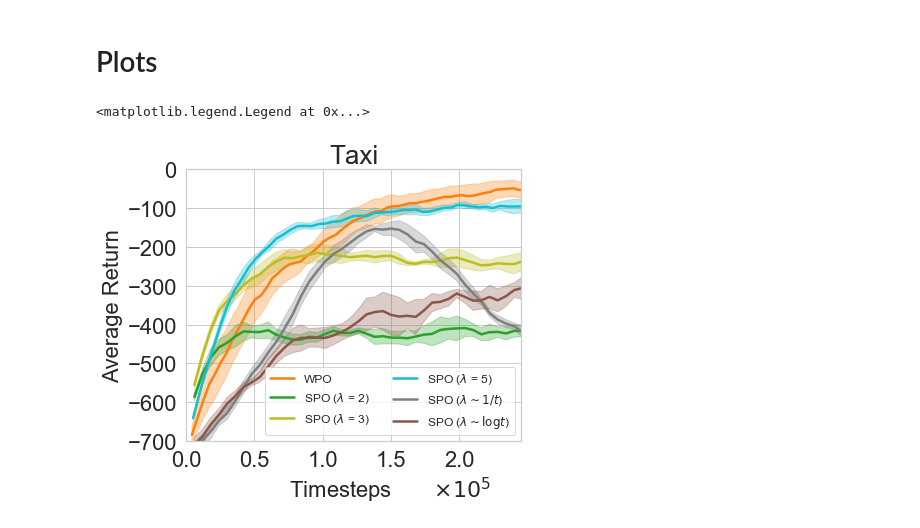
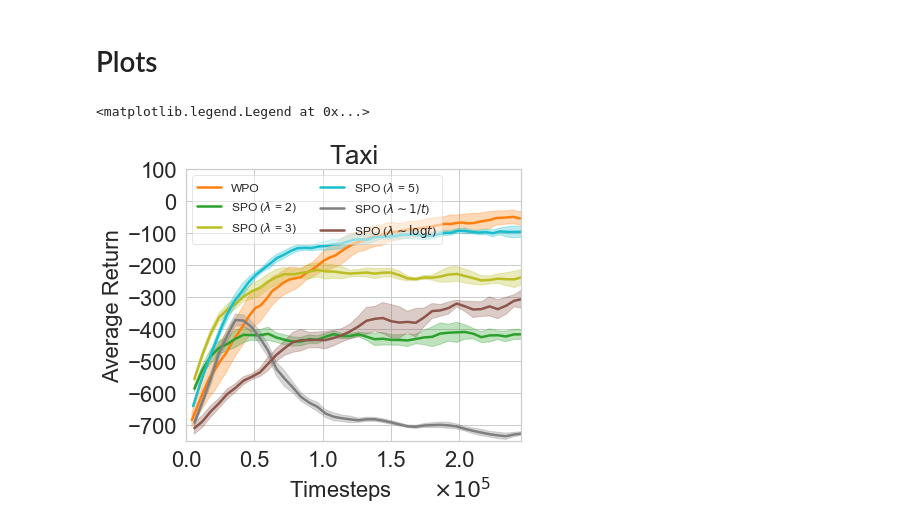
Before and after one commit to kadysongbb/efficient-wpo, a Jupyter notebook: tabular/view_training_tabular_sinkhorn (private copy).ipynb, the cells around one changed output. Drawn from its saved outputs; the diff is of its cells as text; code cells hidden in the pictures.

Commit message:
update tabular varying lambdas

```diff
--- a/tabular/view_training_tabular_sinkhorn (private copy).ipynb
+++ b/tabular/view_training_tabular_sinkhorn (private copy).ipynb
@@ -89,11 +89,9 @@ def df_plot(dfs, x, y, isTaxi, isChain, isCliff, ylim=None, xlim=None, legend_lo
         elif 'Sinkhorn5' in name:
             name = 'SPO ($\lambda$ = 5)'
         elif 'Sinkhorn1overt'in name:
-            name = 'SPO ($\lambda \sim 1/t$)'
+            name = 'SPO ($\lambda \sim  1/t$)'
         elif 'Sinkhornlogt'in name:
             name = 'SPO ($\lambda \sim \log{t}$)'
-        elif 'Sinkhorn1oversqrtt'in name:
-            name = 'SPO ($\lambda \sim 1/\sqrt{t}$)'
         x_val = df[x]
         y_val[i,:] = df[y].values.ravel()[0:min_len]
         i += 1
@@ -117,15 +115,12 @@ def df_plot(dfs, x, y, isTaxi, isChain, isCliff, ylim=None, xlim=None, legend_lo
     if name == 'SPO ($\lambda$ = 5)':
         plt.plot(x_val[0:len(moving_average[0])]*timesteps_per_eps/100000*0.85, moving_average[0], linewidth = 2.5, label=name, color = 'tab:cyan')
         plt.fill_between(x_val[0:len(moving_average[0])]*timesteps_per_eps/100000*0.85, moving_average[1], moving_average[2], alpha=0.3, color = 'tab:cyan')
-    if name == 'SPO ($\lambda \sim 1/t$)':
+    if name == 'SPO ($\lambda \sim  1/t$)':
         plt.plot(x_val[0:len(moving_average[0])]*timesteps_per_eps/100000, moving_average[0], linewidth = 2.5, label=name, color = 'tab:gray')
         plt.fill_between(x_val[0:len(moving_average[0])]*timesteps_per_eps/100000, moving_average[1], moving_average[2], alpha=0.3, color = 'tab:gray')
     if name == 'SPO ($\lambda \sim \log{t}$)':
         plt.plot(x_val[0:len(moving_average[0])]*timesteps_per_eps/100000, moving_average[0], linewidth = 2.5, label=name, color = 'tab:brown')
         plt.fill_between(x_val[0:len(moving_average[0])]*timesteps_per_eps/100000, moving_average[1], moving_average[2], alpha=0.3, color = 'tab:brown')
-    if name == 'SPO ($\lambda \sim 1/\sqrt{t}$)':
-        plt.plot(x_val[0:len(moving_average[0])]*timesteps_per_eps/100000, moving_average[0], linewidth = 2.5, label=name, color = 'tab:red')
-        plt.fill_between(x_val[0:len(moving_average[0])]*timesteps_per_eps/100000, moving_average[1], moving_average[2], alpha=0.3, color = 'tab:red')
 
     plt.xticks(fontsize=22)
     plt.xticks(fontsize=22)
@@ -163,8 +158,8 @@ if isTaxi:
                   'new_log_files/different_lambdas/Taxi-v3_DR-Sinkhorn3_Batch=60/Feb-11_06:24:15/log.csv']
     sink5_path = ['new_log_files/different_lambdas/Taxi-v3_DR-Sinkhorn5_Batch=60/Feb-11_01:14:16/log.csv',
                   'new_log_files/different_lambdas/Taxi-v3_DR-Sinkhorn5_Batch=60/Feb-11_01:10:22/log.csv']
-    sink1overt_path = ['new_log_files/different_lambdas/Taxi-v3_DR-Sinkhorn1overt_Batch=60/Nov-14_07:50:15/log.csv',
-                       'new_log_files/different_lambdas/Taxi-v3_DR-Sinkhorn1overt_Batch=60/Nov-14_07:57:40/log.csv']
+    sink1overt_path = ['new_log_files/different_lambdas/Taxi-v3_DR-Sinkhorn1overt_Batch=60/Nov-18_23:53:40/log.csv',
+                       'new_log_files/different_lambdas/Taxi-v3_DR-Sinkhorn1overt_Batch=60/Nov-19_00:04:15/log.csv']
     sinklogt_path = ['new_log_files/different_lambdas/Taxi-v3_DR-Sinkhornlogt_Batch=60/Nov-14_19:44:36/log.csv',
                      'new_log_files/different_lambdas/Taxi-v3_DR-Sinkhornlogt_Batch=60/Nov-14_19:54:48/log.csv']
 
@@ -293,29 +288,29 @@ def find_baseline_moving_avg(file_list, window_size):
 # %%
 if isTaxi:
     xlim = 2.45
-    ylim = -700
-    df_plot(wass_data, '_Episode', ['_AvgRewardSum'], isTaxi, isChain, isCliff, [ylim,0], [0,xlim])
-    df_plot(sink2_data, '_Episode', ['_AvgRewardSum'], isTaxi, isChain, isCliff, [ylim,0], [0,xlim])
-    df_plot(sink3_data, '_Episode', ['_AvgRewardSum'], isTaxi, isChain, isCliff, [ylim,0], [0,xlim])
-    df_plot(sink5_data, '_Episode', ['_AvgRewardSum'], isTaxi, isChain, isCliff, [ylim,0], [0,xlim])
-    df_plot(sink1overt_data, '_Episode', ['_AvgRewardSum'], isTaxi, isChain, isCliff, [ylim,0], [0,xlim])
-    df_plot(sinklogt_data, '_Episode', ['_AvgRewardSum'], isTaxi, isChain, isCliff, [ylim,0], [0,xlim])
+    ylim = -750
+    df_plot(wass_data, '_Episode', ['_AvgRewardSum'], isTaxi, isChain, isCliff, [ylim,100], [0,xlim])
+    df_plot(sink2_data, '_Episode', ['_AvgRewardSum'], isTaxi, isChain, isCliff, [ylim,100], [0,xlim])
+    df_plot(sink3_data, '_Episode', ['_AvgRewardSum'], isTaxi, isChain, isCliff, [ylim,100], [0,xlim])
+    df_plot(sink5_data, '_Episode', ['_AvgRewardSum'], isTaxi, isChain, isCliff, [ylim,100], [0,xlim])
+    df_plot(sink1overt_data, '_Episode', ['_AvgRewardSum'], isTaxi, isChain, isCliff, [ylim,100], [0,xlim])
+    df_plot(sinklogt_data, '_Episode', ['_AvgRewardSum'], isTaxi, isChain, isCliff, [ylim,100], [0,xlim])
 if isChain:
     ylim = 1000
     xlim = 0.5
     df_plot(wass_data, '_Episode', ['_AvgRewardSum'], isTaxi, isChain, isCliff, [ylim,3750], [0,xlim])
     df_plot(sink2_data, '_Episode', ['_AvgRewardSum'], isTaxi, isChain, isCliff, [ylim,3750], [0,xlim])
     df_plot(sink20_data, '_Episode', ['_AvgRewardSum'], isTaxi, isChain, isCliff, [ylim,3750], [0,xlim])
     df_plot(sink50_data, '_Episode', ['_AvgRewardSum'], isTaxi, isChain, isCliff, [ylim,3750], [0,xlim])
     df_plot(sink1overt_data, '_Episode', ['_AvgRewardSum'], isTaxi, isChain, isCliff, [ylim,3750], [0,xlim])
     df_plot(sinklogt_data, '_Episode', ['_AvgRewardSum'], isTaxi, isChain, isCliff, [ylim,3750], [0,xlim])
 
 if isCliff:
     xlim = 0.3
     df_plot(wass_data, '_Episode', ['_AvgRewardSum'], isTaxi, isChain, isCliff, [-3000,100], [0,0.3])
 
-plt.rcParams["legend.framealpha"] = 0.8
-plt.legend(fontsize= 12, loc='lower right', ncol = 2)
+plt.rcParams["legend.framealpha"] = 0.5
+plt.legend(fontsize= 12, loc='upper left', ncol = 2)
 # %% [output]
 <matplotlib.legend.Legend at 0x...>
-[figure, old version]
+[figure, new version]
```
Also changed, not shown: 8 other files.
